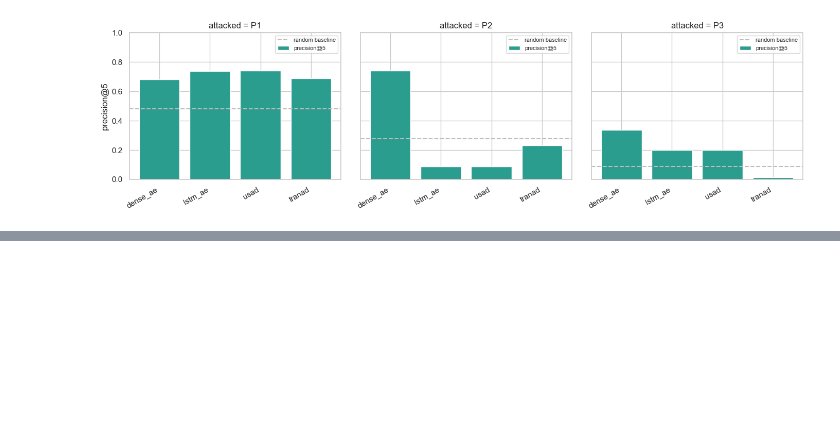
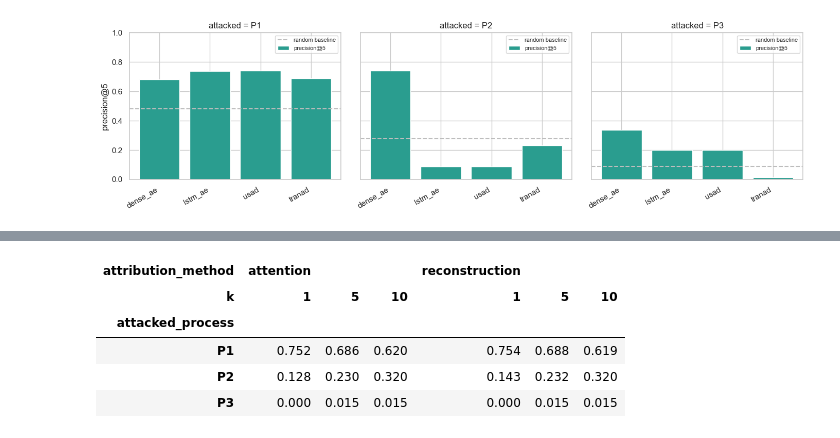
Before and after one commit to mapeke/ics-anomaly-detection, a Jupyter notebook: notebooks/07_attribution.ipynb, the cells around one changed output, grey strips where cells are left out. Drawn from its saved outputs; the diff is of its cells as text; code cells hidden in the pictures; blank space fills up the shorter version.

```diff
--- a/notebooks/07_attribution.ipynb
+++ b/notebooks/07_attribution.ipynb
@@ -112,3 +118,15 @@ plt.show()
+# %%
+tran = df[df['model'] == 'tranad'].pivot_table(
+    index='attacked_process', columns=['attribution_method', 'k'], values='precision_at_k'
+).round(3)
+tran
+# %% [output]
+| attribution_method | attention |  |  | reconstruction |  |  |
+| k | 1 | 5 | 10 | 1 | 5 | 10 |
+| attacked_process |  |  |  |  |  |  |
+| P1 | 0.752 | 0.686 | 0.620 | 0.754 | 0.688 | 0.619 |
+| P2 | 0.128 | 0.230 | 0.320 | 0.143 | 0.232 | 0.320 |
+| P3 | 0.000 | 0.015 | 0.015 | 0.000 | 0.015 | 0.015 |
 # %% [markdown]
 ## Findings
 
```
Also changed, not shown: parts of 9 cells of this notebook, 3 other files.
